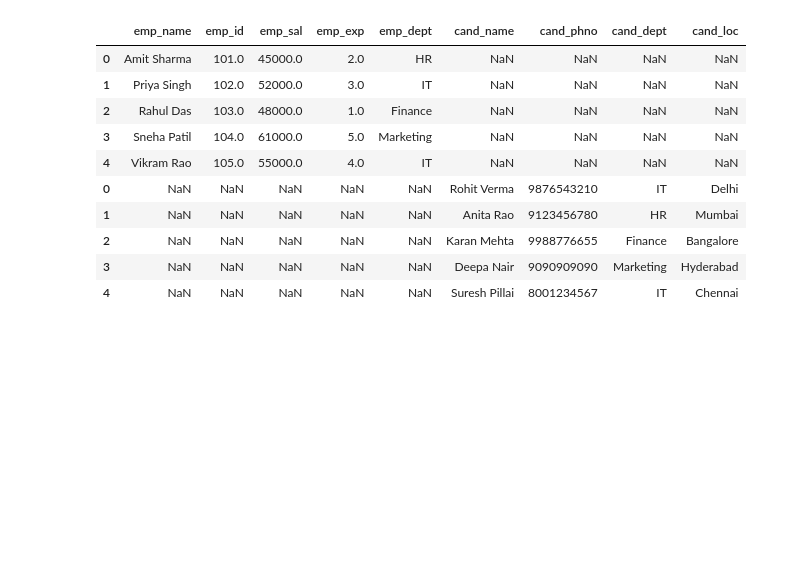
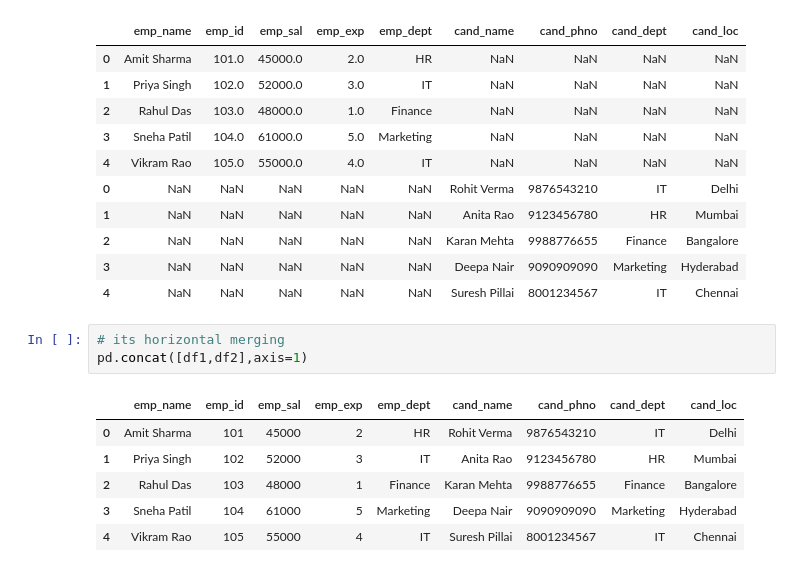
Before and after one commit to Yaminikanta/Python_Libraries, a Jupyter notebook: 02-Pandas/class_pandas.ipynb, the cells around one changed output. Drawn from its saved outputs; the diff is of its cells as text; blank space fills up the shorter version.

```diff
--- a/02-Pandas/class_pandas.ipynb
+++ b/02-Pandas/class_pandas.ipynb
@@ -1537,3 +1537,13 @@ pd.concat([df1,df2])
 | 2 | NaN | NaN | NaN | NaN | NaN | Karan Mehta | 9988776655 | Finance | Bangalore |
 | 3 | NaN | NaN | NaN | NaN | NaN | Deepa Nair | 9090909090 | Marketing | Hyderabad |
 | 4 | NaN | NaN | NaN | NaN | NaN | Suresh Pillai | 8001234567 | IT | Chennai |
+# %%
+# its horizontal merging
+pd.concat([df1,df2],axis=1)
+# %% [output]
+|  | emp_name | emp_id | emp_sal | emp_exp | emp_dept | cand_name | cand_phno | cand_dept | cand_loc |
+| 0 | Amit Sharma | 101 | 45000 | 2 | HR | Rohit Verma | 9876543210 | IT | Delhi |
+| 1 | Priya Singh | 102 | 52000 | 3 | IT | Anita Rao | 9123456780 | HR | Mumbai |
+| 2 | Rahul Das | 103 | 48000 | 1 | Finance | Karan Mehta | 9988776655 | Finance | Bangalore |
+| 3 | Sneha Patil | 104 | 61000 | 5 | Marketing | Deepa Nair | 9090909090 | Marketing | Hyderabad |
+| 4 | Vikram Rao | 105 | 55000 | 4 | IT | Suresh Pillai | 8001234567 | IT | Chennai |
```
